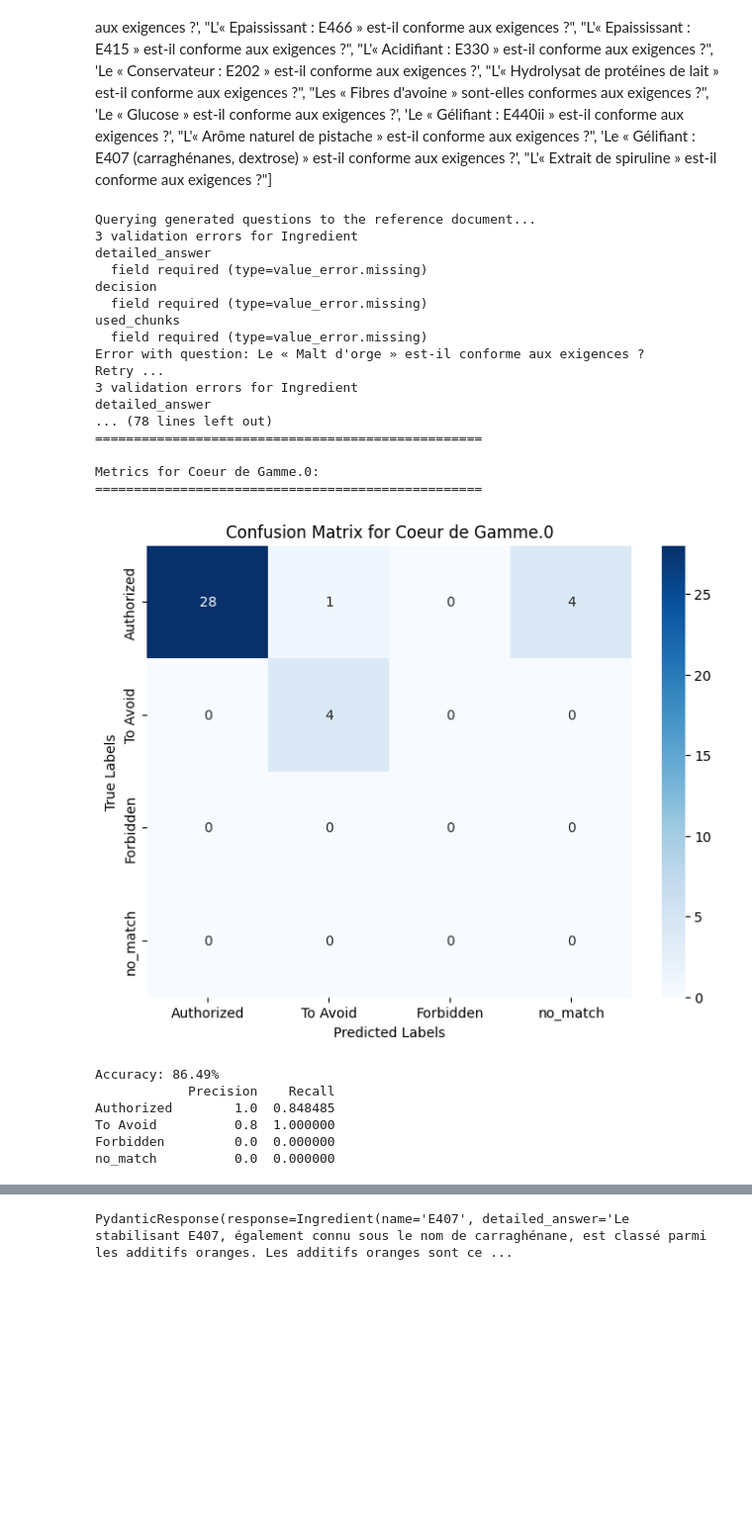
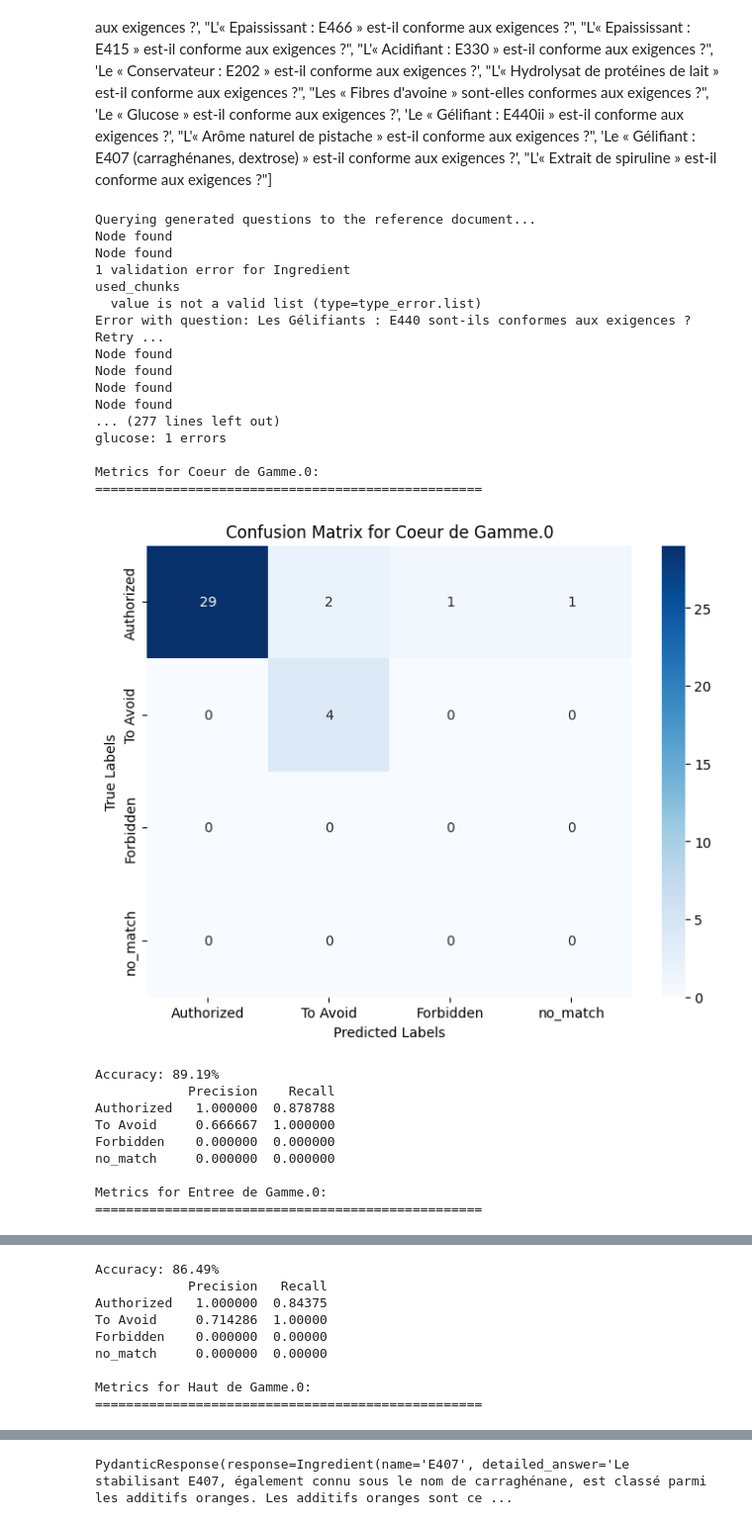
Before and after one commit to QuivrHQ/MegaParse, a Jupyter notebook: notebooks/evaluate_diff_agent.ipynb, the cells around one changed output, grey strips where cells are left out. Shown: that part at 99% size. Drawn from its saved outputs; the diff is of its cells as text; code cells hidden in the pictures; blank space fills up the shorter version.

Commit message:
fix: improve match & question prompt

```diff
--- a/notebooks/evaluate_diff_agent.ipynb
+++ b/notebooks/evaluate_diff_agent.ipynb
@@ -152,33 +109,36 @@ Questions for evaluating the query engine:
 # agent.run(additional_context=additional_context, verbose=True)
 # %%
 additional_contexts = [
-                        ContextType(category='Coeur de Gamme', context='pour les produits de la catégorie Coeur de Gamme ?')
-                        # ContextType(category='Entree de Gamme', context='pour les produits de la catégorie Entree de Gamme ?'),
-                        # ContextType(category='Haut de Gamme', context='pour les produits de la catégorie Haut de Gamme ?')
+                        ContextType(category='Coeur de Gamme', context='pour les produits de la catégorie Coeur de Gamme ?'),
+                        ContextType(category='Entree de Gamme', context='pour les produits de la catégorie Entree de Gamme ?'),
+                        ContextType(category='Haut de Gamme', context='pour les produits de la catégorie Haut de Gamme ?')
                         ]
-generated_df = agent.evaluate(source_path= None, target_path= Path('../megaparse/cdp/ground_truth.csv'), tab_name= None, additional_contexts=additional_contexts, verbose=True, compute_all=False)
+generated_df = agent.evaluate(source_path= None, target_path= Path('../megaparse/cdp/ground_truth.csv'), tab_name= None, additional_contexts=additional_contexts, verbose=True, compute_all=True, n_iteration= 1)
 # %% [output]
 Querying generated questions to the reference document...
-3 validation errors for Ingredient
-detailed_answer
-  field required (type=value_error.missing)
-decision
-  field required (type=value_error.missing)
+Node found
+Node found
+1 validation error for Ingredient
 used_chunks
-  field required (type=value_error.missing)
-Error with question: Le « Malt d'orge » est-il conforme aux exigences ?
+  value is not a valid list (type=type_error.list)
+Error with question: Les Gélifiants : E440 sont-ils conformes aux exigences ?
 Retry ...
-3 validation errors for Ingredient
-detailed_answer
-... (78 lines left out)
-==================================================
+Node found
+Node found
+Node found
+Node found
+... (277 lines left out)
+glucose: 1 errors
 
 Metrics for Coeur de Gamme.0:
 ==================================================
-[figure, old version]
+[figure, new version]
-Accuracy: 86.49%
+Accuracy: 89.19%
             Precision    Recall
-Authorized        1.0  0.848485
-To Avoid          0.8  1.000000
-Forbidden         0.0  0.000000
-no_match          0.0  0.000000
+Authorized   1.000000  0.878788
+To Avoid     0.666667  1.000000
+Forbidden    0.000000  0.000000
+no_match     0.000000  0.000000
+
+Metrics for Entree de Gamme.0:
+==================================================
@@ -184,0 +146,9 @@ no_match          0.0  0.000000
+Accuracy: 86.49%
+            Precision   Recall
+Authorized   1.000000  0.84375
+To Avoid     0.714286  1.00000
+Forbidden    0.000000  0.00000
+no_match     0.000000  0.00000
+
+Metrics for Haut de Gamme.0:
+==================================================
```
Also changed, not shown: parts of 10 cells of this notebook, 2 other files.
